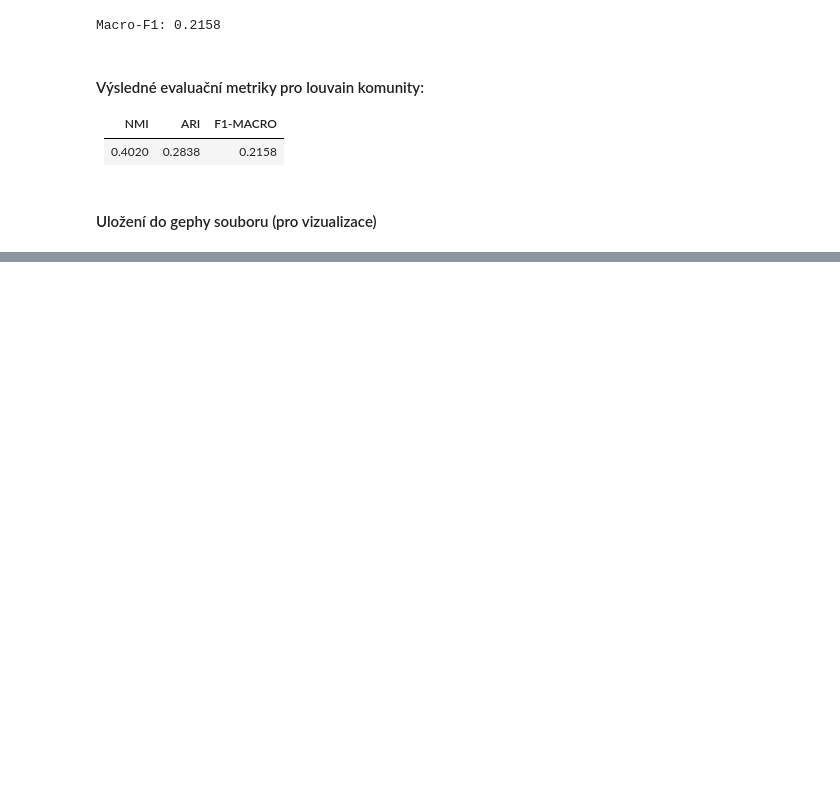
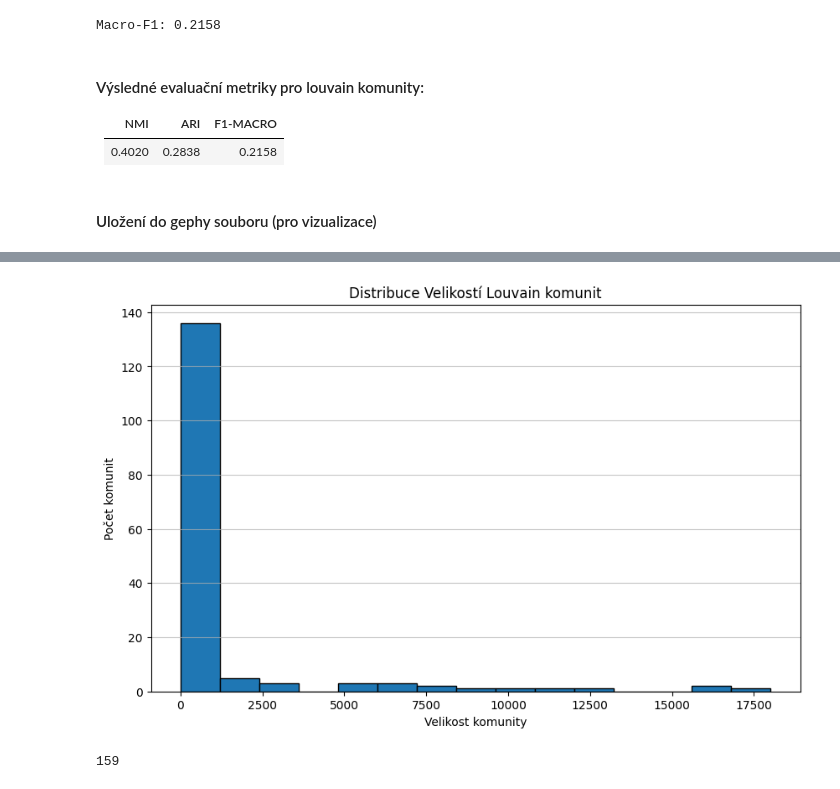
Before and after one commit to S0u1y/Seminar_Project, a Jupyter notebook: main.ipynb, the cells around one changed output, grey strips where cells are left out. Cells and saved outputs as stored; diff of their text form; code cells hidden in the pictures; blank space fills up the shorter version.

```diff
--- a/main.ipynb
+++ b/main.ipynb
@@ -408,0 +406,14 @@ K-Means ARI: -0.0001
+# %%
+plt.figure(figsize=(10, 6))
+plt.hist(louvain_community_sizes, bins=15, edgecolor='black')
+plt.title('Distribuce Velikostí Louvain komunit')
+plt.xlabel('Velikost komunity')
+plt.ylabel('Počet komunit')
+plt.grid(axis='y', alpha=0.75)
+plt.show()
+# %% [output]
+[figure, added]
+# %%
+len(louvain_counts[0])
+# %% [output]
+159
```
Also changed, not shown: parts of 62 cells of this notebook, 2 other files.
